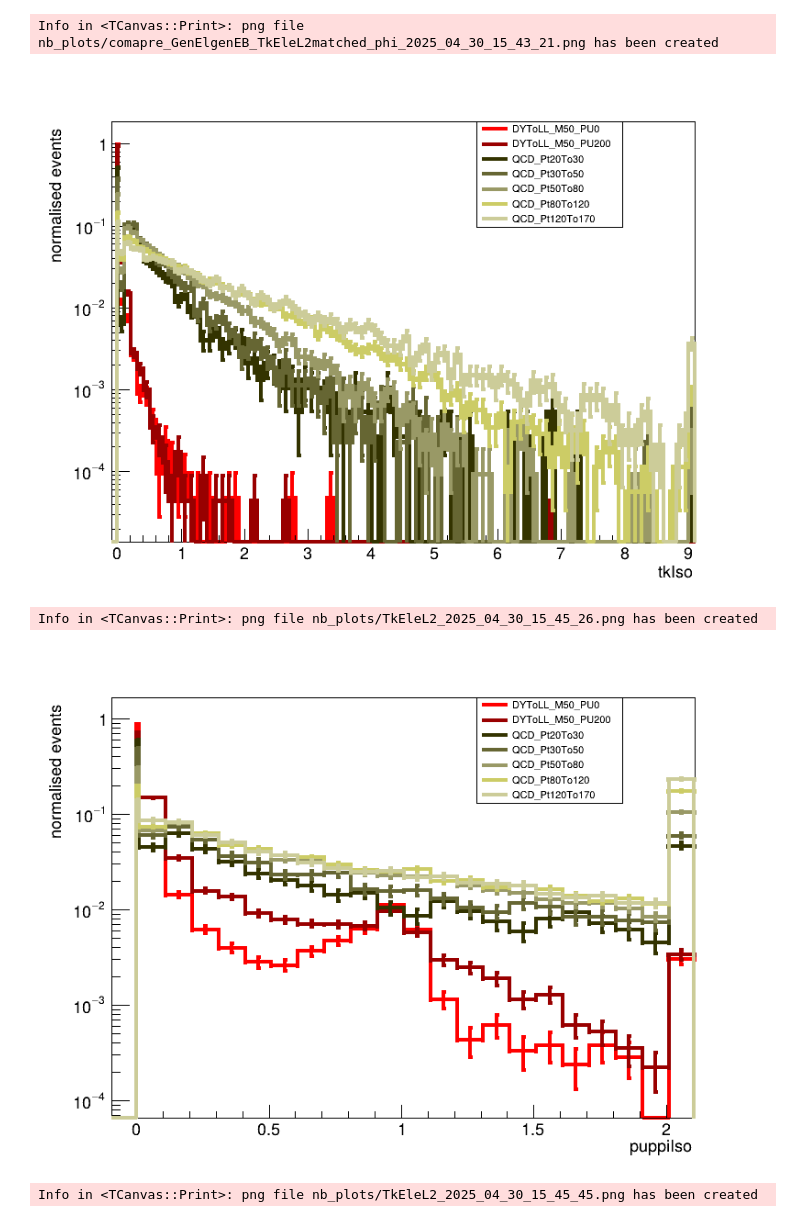
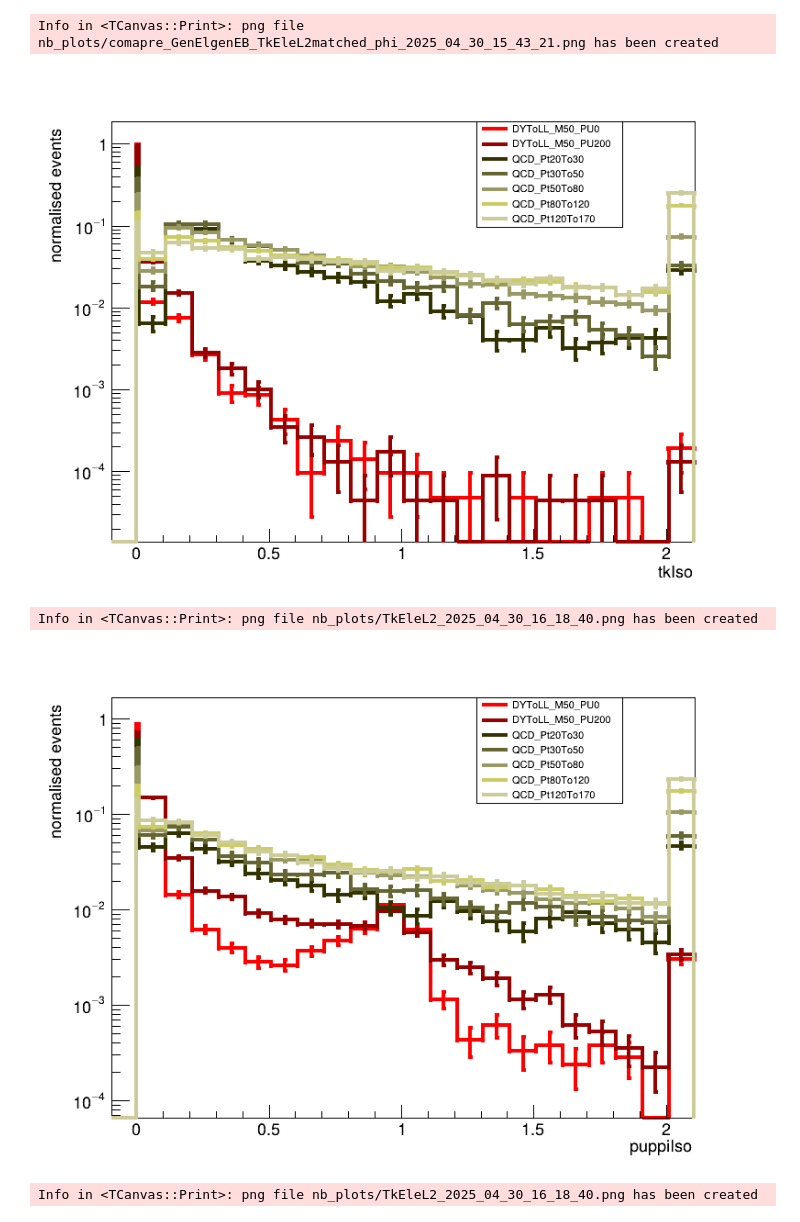
Before and after one commit to arsahasransu/asahasra-flat-table-analyser, a Jupyter notebook: quick_potter_nb.ipynb, the cells around one changed output. Drawn from its saved outputs; the diff is of its cells as text; code cells hidden in the pictures.

Commit message:
Added analyser for qcd, new puppi isolation caclculator, and other utilitites

```diff
--- a/quick_potter_nb.ipynb
+++ b/quick_potter_nb.ipynb
@@ -157,21 +203,21 @@ display(Image(filename=phieff))
 Info in <TCanvas::Print>: png file nb_plots/comapre_GenElgenEB_TkEleL2matched_phi_2025_04_30_15_43_21.png has been created
 # %%
 tkisovarlist = ['TkEleL2_GenElgenEBmatched_tkIso']*2 + ['TkEleL2TkElPt10EB_tkIso']*5
-tkisoplot = plotmc(tkisovarlist,
-                   np.concatenate((np.arange(0,0.01, 0.01), np.arange(0.01, 9.1, 0.1) )),
+tkisoplot = plotbyvar(tkisovarlist,
+                   np.concatenate((np.arange(0,0.01, 0.01), np.arange(0.01, 2.11, 0.1) )),
                    logy=True, normalise=True)
 display(Image(filename=tkisoplot))
 # %% [output]
-[figure, old version]
+[figure, new version]
-Info in <TCanvas::Print>: png file nb_plots/TkEleL2_2025_04_30_15_45_26.png has been created
+Info in <TCanvas::Print>: png file nb_plots/TkEleL2_2025_04_30_16_18_40.png has been created
 # %%
 puppiisovarlist = ['TkEleL2_GenElgenEBmatched_puppiIso']*2 + ['TkEleL2TkElPt10EB_puppiIso']*5
-puppiisoplot = plotmc(puppiisovarlist,
+puppiisoplot = plotbyvar(puppiisovarlist,
                       np.concatenate((np.arange(0,0.01, 0.01), np.arange(0.01, 2.11, 0.1) )),
                       logy=True, normalise=True)
 display(Image(filename=puppiisoplot))
 # %% [output]
 [figure]
-Info in <TCanvas::Print>: png file nb_plots/TkEleL2_2025_04_30_15_45_45.png has been created
+Info in <TCanvas::Print>: png file nb_plots/TkEleL2_2025_04_30_16_18_40.png has been created
 # %%
 ptvarlist = ['TkEleL2_GenElgenEBmatched_pt']*2 + ['TkEleL2TkElPt10EB_pt']*5
```
Also changed, not shown: parts of 8 cells of this notebook, 5 other files.
